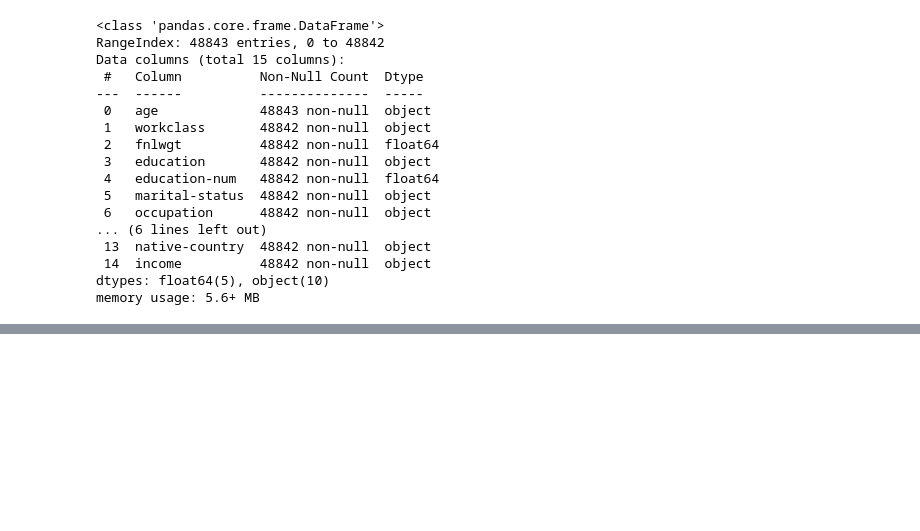
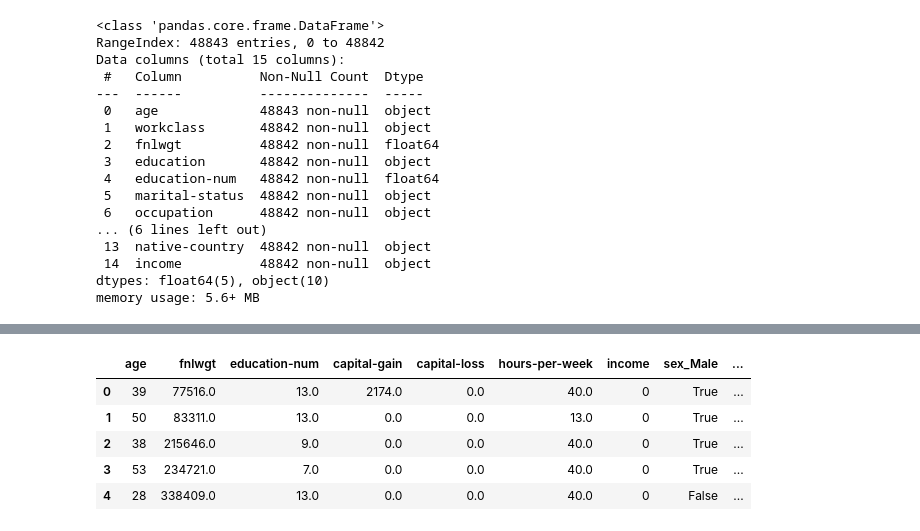
Before and after one commit to MarioCicalese/Fairness_datasmell_SE4AI, a Jupyter notebook: rawAdult.ipynb, the cells around one changed output, grey strips where cells are left out. Cells and saved outputs as stored; diff of their text form; code cells hidden in the pictures; blank space fills up the shorter version.

```diff
--- a/rawAdult.ipynb
+++ b/rawAdult.ipynb
@@ -85,0 +231,10 @@ memory usage: 5.6+ MB
+# %%
+pd.set_option('display.max_columns', None)
+df_raw.head()
+# %% [output]
+|  | age | fnlwgt | education-num | capital-gain | capital-loss | hours-per-week | income | sex_Male | ... |
+| 0 | 39 | 77516.0 | 13.0 | 2174.0 | 0.0 | 40.0 | 0 | True | ... |
+| 1 | 50 | 83311.0 | 13.0 | 0.0 | 0.0 | 13.0 | 0 | True | ... |
+| 2 | 38 | 215646.0 | 9.0 | 0.0 | 0.0 | 40.0 | 0 | True | ... |
+| 3 | 53 | 234721.0 | 7.0 | 0.0 | 0.0 | 40.0 | 0 | True | ... |
+| 4 | 28 | 338409.0 | 13.0 | 0.0 | 0.0 | 40.0 | 0 | False | ... |
```
Also changed, not shown: parts of 13 cells of this notebook.
